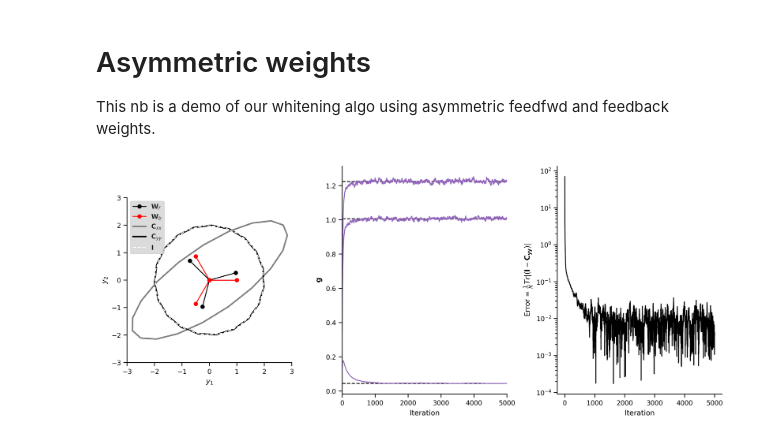
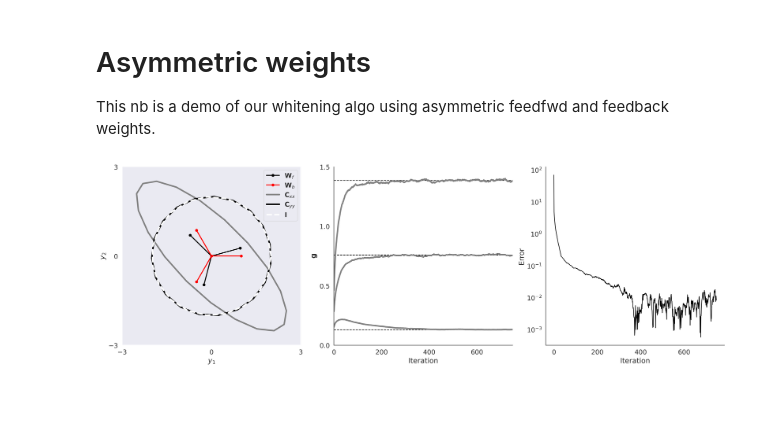
Before and after one commit to lyndond/frame_whitening, a Jupyter notebook: figures/asymmetric.ipynb, the cells around one changed output. Saved outputs shown, nothing was run; the diff lists cells and outputs as text; code cells hidden in the pictures; blank space fills up the shorter version.

```diff
--- a/figures/asymmetric.ipynb
+++ b/figures/asymmetric.ipynb
@@ -138,11 +138,12 @@ g0 = fw.simulation.init_g_const(0.1, 3, types.FuncType.POWER, alpha=alpha)
 seed = 42069
 np.random.seed(seed)
 batch_size = 256
-n_batch = 5000
+n_batch = 750
 lr_g = 5e-3
 orthogonal = True
 
-Q = fw.rot2(np.deg2rad(35))
+Q = fw.rot2(np.deg2rad(135))
+# Q = np.linalg.qr(np.random.randn(2, 2))[0]
 kappa = 8
 Cxx0 = Q @ np.diag([kappa, 1]) @ Q.T * 1 / (np.sqrt(kappa))
 
@@ -169,33 +170,53 @@ g_last, g_all, errors = simulate(
     seed=seed,
 )
 # %%
+# fmt: off
 Cxx = Cxx0 if forward else A @ Cxx0 @ A.T
 g_opt = fw.compute_g_opt(sp.linalg.fractional_matrix_power(Cxx, .5), W)
-with sns.plotting_context("paper"):
-    fig, ax = plt.subplots(1, 3, figsize=(12, 5), dpi=300)
-    with sns.axes_style("dark"):
-        Wb, Wf = (W, A@W) if forward else (A@W, W)
-        fwplt.plot_frame2d(Wf, ax=ax[0], color='k', label=r"${\bf W}_f$")
-        fwplt.plot_frame2d(Wb, ax=ax[0], color='r', label=r"${\bf W}_b$")
-        fwplt.plot_ellipse(Cxx0, ax=ax[0], color='grey', linewidth=2, label=r"${\bf C}_{xx}$")
-        M =  np.linalg.inv(W @ np.power(np.diag(g_last[0]), 1+alpha) @ W.T)
-        M = A @ M if forward else M @ A
+fig = plt.figure(figsize=(18, 10), dpi=300)
+gs = fig.add_gridspec(1, 3)
+ax = []
+with sns.plotting_context("paper", font_scale=1.5), sns.axes_style("dark"):
+    # fig, ax = plt.subplots(1, 3, figsize=(18, 10), dpi=300)
+    ax.append(fig.add_subplot(gs[0]))
 
-        fwplt.plot_ellipse(M @ Cxx0 @ M.T, ax=ax[0], color='k', linewidth=2, label=r"${\bf C}_{yy}$")
-        fwplt.plot_ellipse(np.eye(2), ax=ax[0], linestyle="--", color='w', label=r"${\bf I}$")
-        ax[0].axis("square")
-        lim = 3
-        ax[0].set(xlim=(-lim, lim), ylim=(-lim, lim), xlabel=r"$y_1$", ylabel=r"$y_2$")
-        ax[0].legend(facecolor='lightgrey')
+    # with sns.axes_style("dark"):
+    Wb, Wf = (W, A@W) if forward else (A@W, W)
+    fwplt.plot_frame2d(Wf, ax=ax[0], color='k', linewidth=2, label=r"${\bf W}_f$")
+    fwplt.plot_frame2d(Wb, ax=ax[0], color='r', linewidth=2, label=r"${\bf W}_b$")
+    fwplt.plot_ellipse(Cxx0, ax=ax[0], color='grey', linewidth=3, label=r"${\bf C}_{xx}$")
+    M =  np.linalg.inv(W @ np.power(np.diag(g_last[0]), 1+alpha) @ W.T)
+    M = A @ M if forward else M @ A
 
+    fwplt.plot_ellipse(M @ Cxx0 @ M.T, ax=ax[0], color='k', linewidth=3, label=r"${\bf C}_{yy}$")
+    fwplt.plot_ellipse(np.eye(2), ax=ax[0], linestyle="--", linewidth=3, color='w', label=r"${\bf I}$")
+    ax[0].axis("square")
+    lim = 3
+    ax[0].set(xlim=(-lim, lim), ylim=(-lim, lim), xlabel=r"$y_1$", ylabel=r"$y_2$",
+    xticks=[-lim, 0, lim], yticks=[-lim, 0, lim])
+    ax[0].legend()
+
+with sns.plotting_context("paper", font_scale=1.5), sns.axes_style("white"):
+    ax.append(fig.add_subplot(gs[1]))
     ax[1].hlines(g_opt, 0, n_batch, color="k", linestyle="--")
-    ax[1].plot(np.power(g_all, 1+alpha), color='C4')
-    ax[1].set(xlim=(0, n_batch), ylabel=r"${\bf g}$", xlabel="Iteration")
+    ax[1].plot(np.power(g_all, 1+alpha), color='grey', linewidth=3)
+    ax[1].set(xlim=(0, n_batch), ylabel=r"${\bf g}$", xlabel="Iteration",
+    box_aspect=1,
+    yticks=(0, .5, 1., 1.5),
+    xticks=np.arange(0, n_batch, 200),
+    )
 
+    ax.append(fig.add_subplot(gs[2]))
     ax[2].plot(errors, 'k')
-    ax[2].set(yscale="log", ylabel=r"Error = $\frac{1}{N} Tr\vert({\bf I} - {\bf C_{yy}})\vert$",xlabel="Iteration")
+    ax[2].set(yscale="log",
+    ylabel=r"Error",# = $\frac{1}{N} Tr\vert({\bf I} - {\bf C_{yy}})\vert$",
+    xlabel="Iteration",
+    xticks=np.arange(0, n_batch, 200),
+    box_aspect=1,
+    )
 
-    sns.despine()
-    fig.tight_layout()
+sns.despine()
+fig.tight_layout()
+# fmt: on
 # %% [output]
-[figure, old version]
+[figure, new version]
```
Also changed, not shown: 7 other files.
